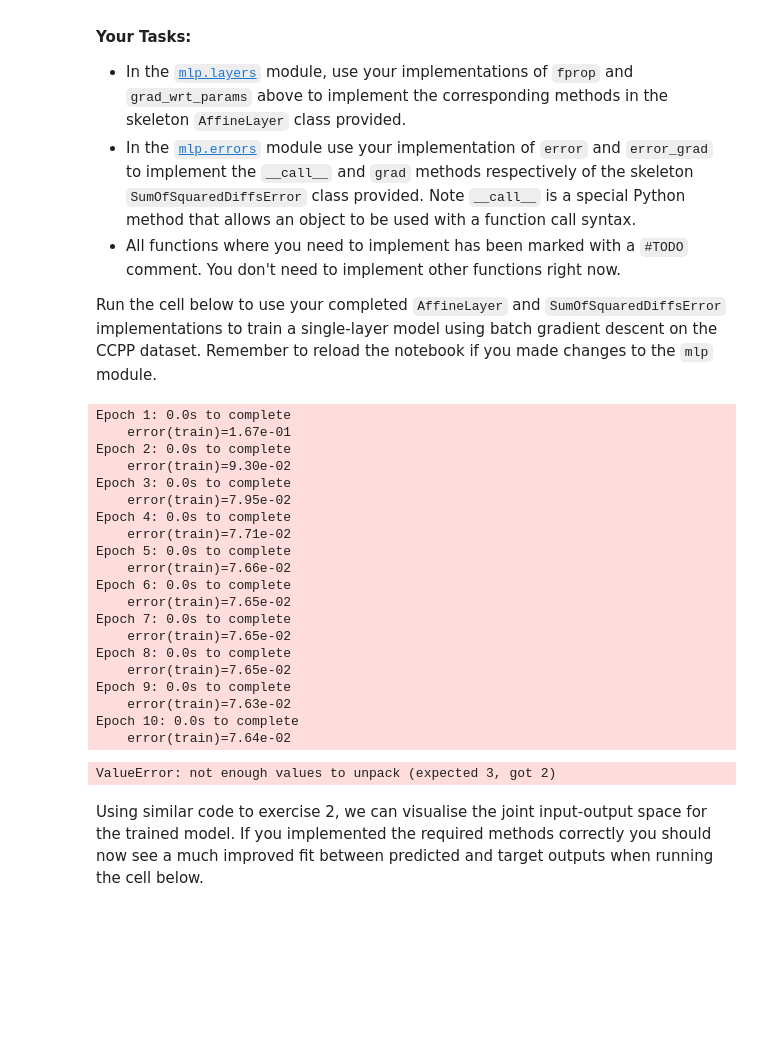
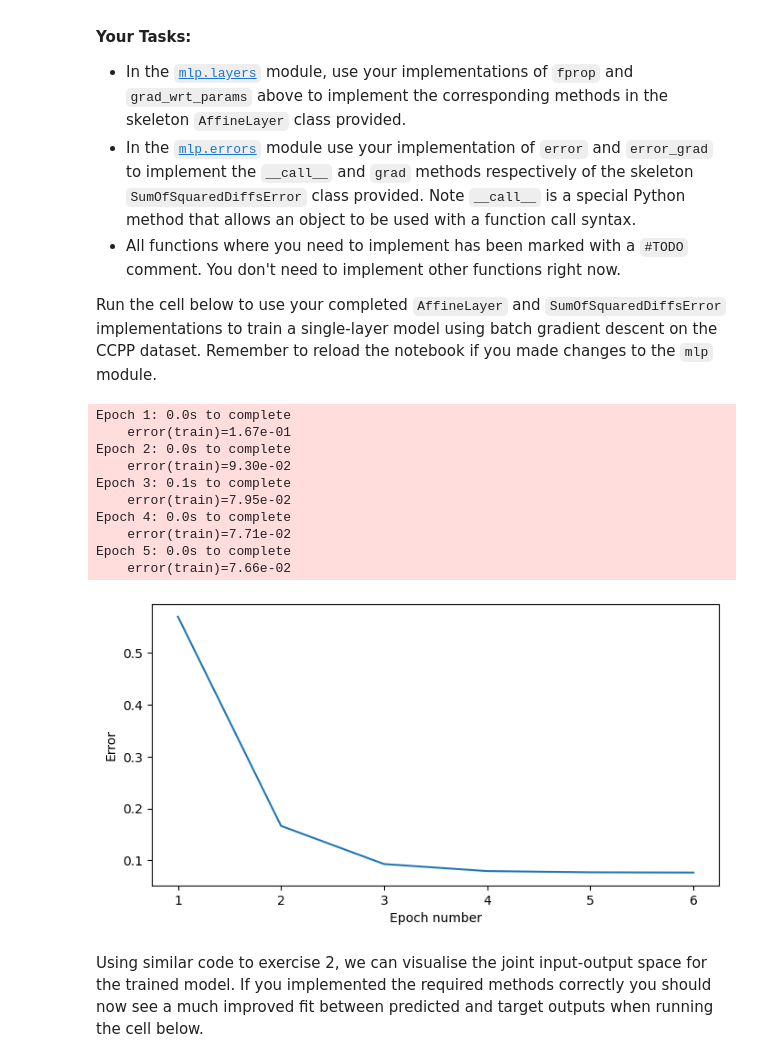
Before and after one commit to excepto64/mlpractical, a Jupyter notebook: notebooks/02_Single_layer_models.ipynb, the cells around one changed output. Saved outputs shown, nothing was run; the diff lists cells and outputs as text; code cells hidden in the pictures; blank space fills up the shorter version.

```diff
--- a/notebooks/02_Single_layer_models.ipynb
+++ b/notebooks/02_Single_layer_models.ipynb
@@ -488,46 +488,36 @@ model = SingleLayerModel(layer)
 
 # Initialise the error object
 error = SumOfSquaredDiffsError()
 
 # Use a basic gradient descent learning rule with a small learning rate
 learning_rule = GradientDescentLearningRule(learning_rate=1e-2)
 
 # Use the created objects to initialise a new Optimiser instance.
 optimiser = Optimiser(model, error, learning_rule, train_data)
 
 # Run the optimiser for 5 epochs (full passes through the training set)
 # printing statistics every epoch.
-stats, keys, _ = optimiser.train(num_epochs=10, stats_interval=1)
+stats, keys = optimiser.train(num_epochs=5, stats_interval=1)
 
 # Plot the change in the error over training.
 fig = plt.figure(figsize=(8, 4))
 ax = fig.add_subplot(111)
 ax.plot(np.arange(1, stats.shape[0] + 1), stats[:, keys['error(train)']])
 ax.set_xlabel('Epoch number')
 ax.set_ylabel('Error')
 plt.show()
 # %% [output]
 Epoch 1: 0.0s to complete
     error(train)=1.67e-01
 Epoch 2: 0.0s to complete
     error(train)=9.30e-02
-Epoch 3: 0.0s to complete
+Epoch 3: 0.1s to complete
     error(train)=7.95e-02
 Epoch 4: 0.0s to complete
     error(train)=7.71e-02
 Epoch 5: 0.0s to complete
     error(train)=7.66e-02
-Epoch 6: 0.0s to complete
-    error(train)=7.65e-02
-Epoch 7: 0.0s to complete
-    error(train)=7.65e-02
-Epoch 8: 0.0s to complete
-    error(train)=7.65e-02
-Epoch 9: 0.0s to complete
-    error(train)=7.63e-02
-Epoch 10: 0.0s to complete
-    error(train)=7.64e-02
-ValueError: not enough values to unpack (expected 3, got 2)
+[figure, added]
 # %% [markdown]
 Using similar code to exercise 2, we can visualise the joint input-output space for the trained model. If you implemented the required methods correctly you should now see a much improved fit between predicted and target outputs when running the cell below.
 # %%
```
Also changed, not shown: parts of 4 cells of this notebook.
